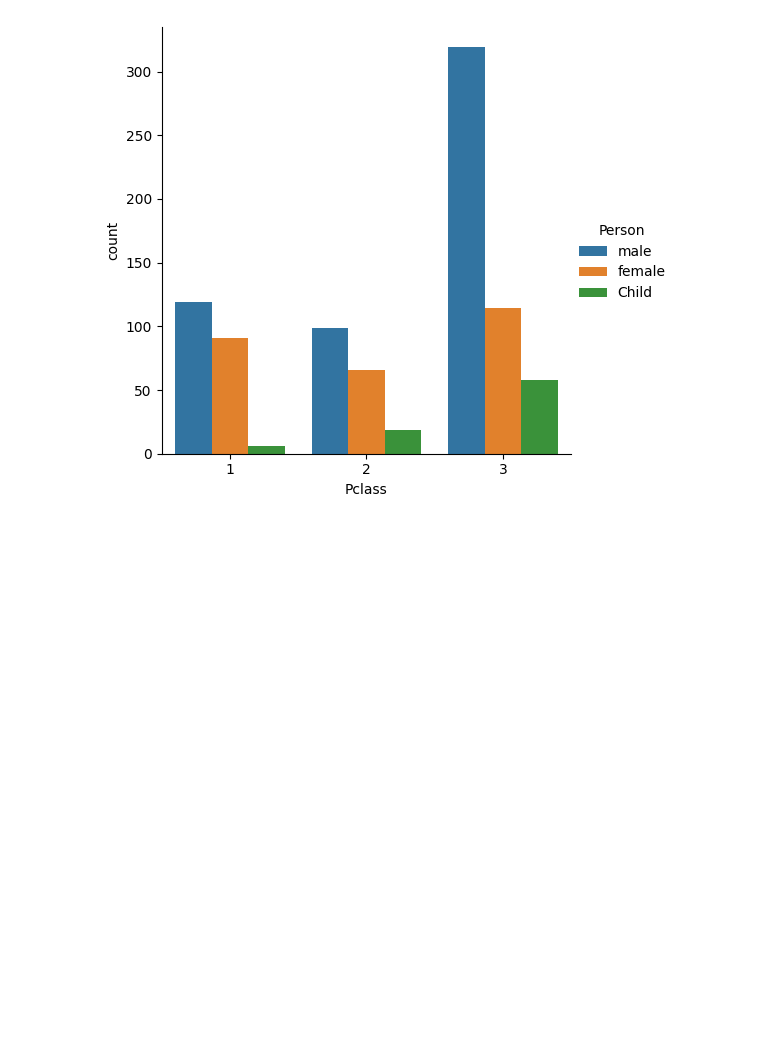
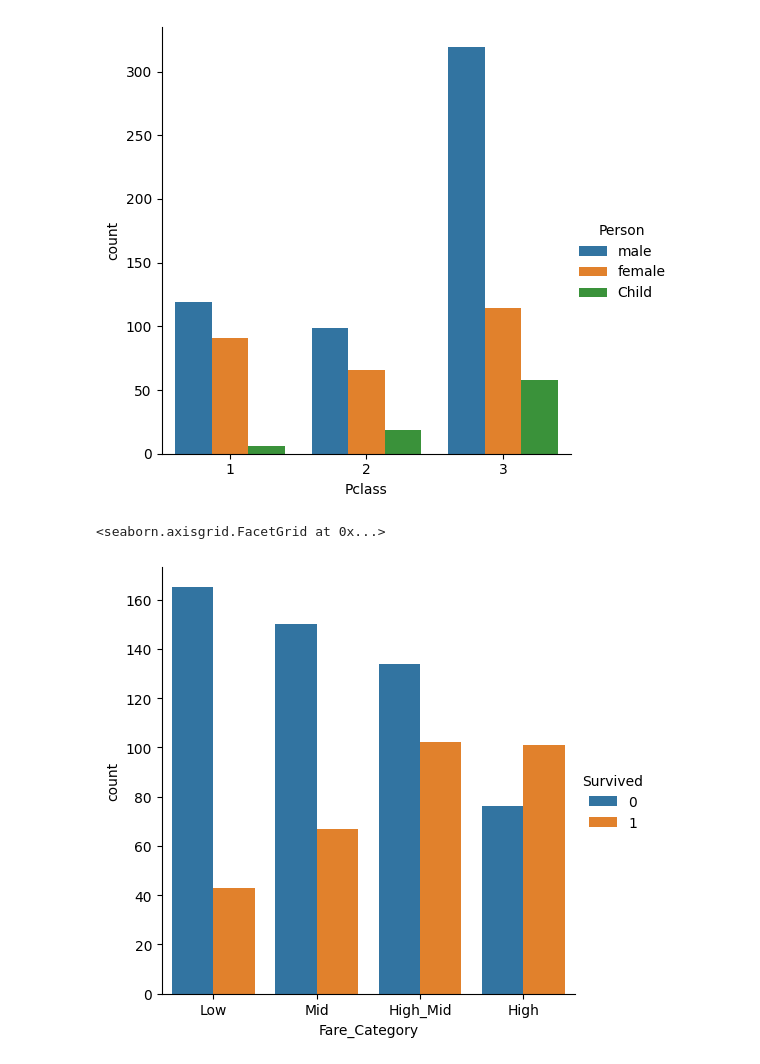
Before and after one commit to sergiolopezzl/DIMD, a Jupyter notebook: clase.ipynb, the cells around one changed output. Drawn from its saved outputs; the diff is of its cells as text; code cells hidden in the pictures; blank space fills up the shorter version.

```diff
--- a/clase.ipynb
+++ b/clase.ipynb
@@ -178,3 +178,9 @@ sns.catplot(x='Pclass', data=train_df, hue='Person', kind='count')
 # %% [output]
 <seaborn.axisgrid.FacetGrid at 0x...>
 [figure]
+# %%
+train_df['Fare_Category'] = pd.cut(train_df['Fare'], bins = [0, 7.9, 14.45, 31.28, 120], labels =['Low', 'Mid', 'High_Mid', 'High'])
+sns.catplot(x='Fare_Category', data=train_df, hue='Survived', kind='count')
+# %% [output]
+<seaborn.axisgrid.FacetGrid at 0x...>
+[figure, added]
```
Also changed, not shown: parts of 1 cell of this notebook.
